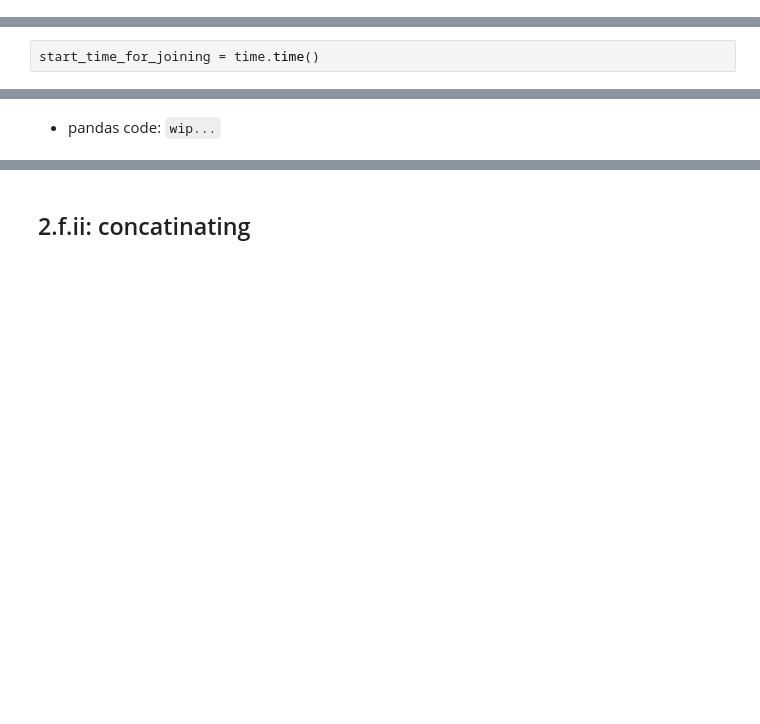
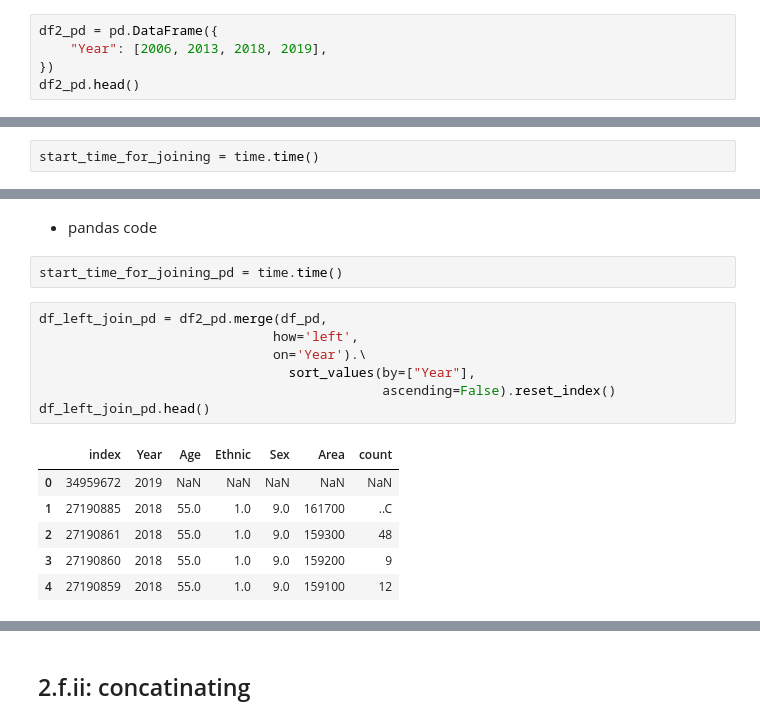
Before and after one commit to riju18/polars-vs-pandas-deepdive, a Jupyter notebook: polars_eda.ipynb, the cells around one changed output, grey strips where cells are left out. Drawn from its saved outputs; the diff is of its cells as text; blank space fills up the shorter version.

Commit message:
[Update] - time comparison of joining for both polars and pandas

```diff
--- a/polars_eda.ipynb
+++ b/polars_eda.ipynb
@@ -441,3 +456,8 @@ shape: (4, 1)
 | 2013 |
 | 2018 |
 | 2019 |
+# %%
+df2_pd = pd.DataFrame({
+    "Year": [2006, 2013, 2018, 2019],
+})
+df2_pd.head()
@@ -479,2 +513,18 @@ Time to join data: 4.048587083816528
 # %% [markdown]
-- pandas code: `wip...`
+- pandas code
+# %%
+start_time_for_joining_pd = time.time()
+# %%
+df_left_join_pd = df2_pd.merge(df_pd,
+                              how='left',
+                              on='Year').\
+                                sort_values(by=["Year"],
+                                            ascending=False).reset_index()
+df_left_join_pd.head()
+# %% [output]
+|  | index | Year | Age | Ethnic | Sex | Area | count |
+| 0 | 34959672 | 2019 | NaN | NaN | NaN | NaN | NaN |
+| 1 | 27190885 | 2018 | 55.0 | 1.0 | 9.0 | 161700 | ..C |
+| 2 | 27190861 | 2018 | 55.0 | 1.0 | 9.0 | 159300 | 48 |
+| 3 | 27190860 | 2018 | 55.0 | 1.0 | 9.0 | 159200 | 9 |
+| 4 | 27190859 | 2018 | 55.0 | 1.0 | 9.0 | 159100 | 12 |
```
Also changed, not shown: parts of 22 cells of this notebook.
